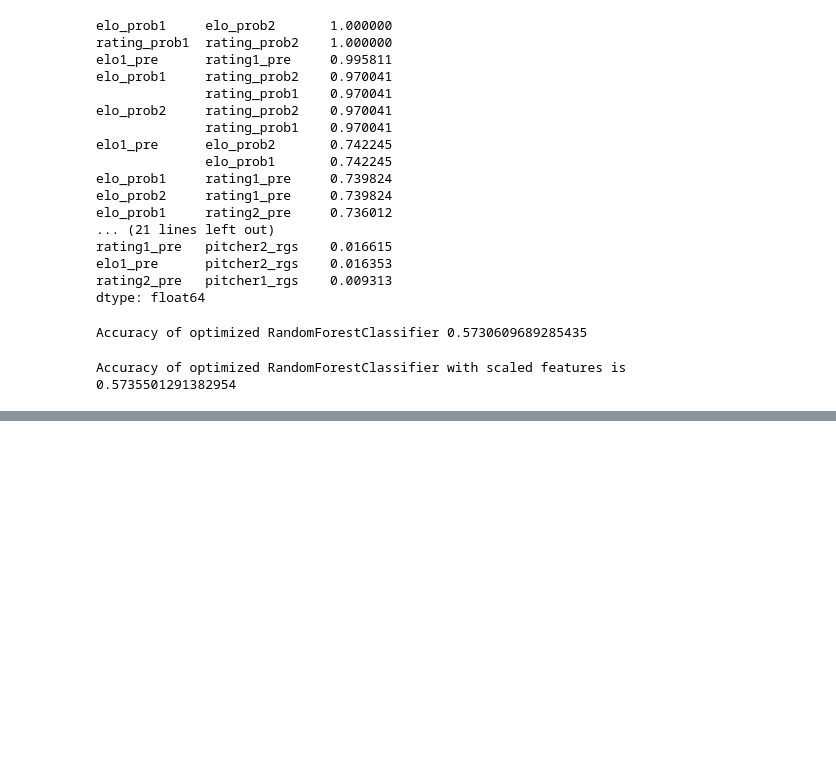
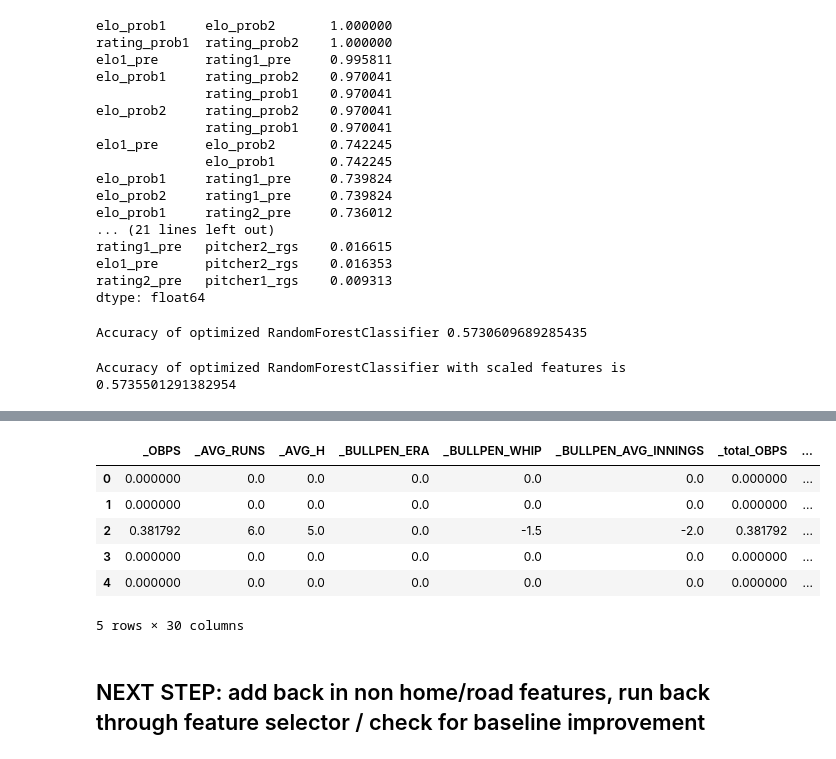
Before and after one commit to asoane34/retrosheet_analysis, a Jupyter notebook: 01classification_win_loss.ipynb, the cells around one changed output, grey strips where cells are left out. Cells and saved outputs as stored; diff of their text form; code cells hidden in the pictures; blank space fills up the shorter version.

```diff
--- a/01classification_win_loss.ipynb
+++ b/01classification_win_loss.ipynb
@@ -306,0 +373,49 @@ The performance is still below that of the baseline LogisticRegression model. NE
+# %%
+#create empty list to store series of stat differences (retrosheet)
+all_series = []
+#col names (retro)
+column_names = []
+
+#iterate through feature series, storing differential in all_series
+#to keep consistency with target variable, it will be (home value - road value), as target is (home_score - road_score)
+for j in range(len(home_team_retro)):
+    home_stat = home_team_retro.iloc[j]
+    #some stat names are formatted differently between home and road, account for those
+    if home_stat.split('_')[-1] != 'AH':
+        stat_category = home_stat.split('home')[1]
+        road_stat = '{}{}'.format('road', stat_category)
+        difference = X[home_stat] - X[road_stat]
+    else:
+        stat_category = home_stat.split('home')[1].split('AH')[0]
+        road_stat = '{}{}{}'.format('road', stat_category, 'OR')
+        difference = X[home_stat] - X[road_stat]
+    all_series.append(difference)
+    column_names.append(stat_category)
+#iterate through elo feature series
+for j in range(len(home_team_elo)):
+    home_stat = home_team_elo.iloc[j]
+    if home_stat.split('1')[1] != '':
+        stat_category = home_stat.split('1')[0] + '{}' + home_stat.split('1')[1]
+    else:
+        stat_category = home_stat.split('1')[0] + '{}'
+    road_stat = stat_category.format('2')
+    difference = X[home_stat] - X[road_stat]
+    stat_category = stat_category.replace('{}', '')
+    all_series.append(difference)
+    column_names.append(stat_category)
+
+#aggregate all series into dataframe
+difference_frame = pd.concat(all_series, axis = 1)
+difference_frame.columns = column_names
+#view dataframe
+difference_frame.head()
+# %% [output]
+|  | _OBPS | _AVG_RUNS | _AVG_H | _BULLPEN_ERA | _BULLPEN_WHIP | _BULLPEN_AVG_INNINGS | _total_OBPS | ... |
+| 0 | 0.000000 | 0.0 | 0.0 | 0.0 | 0.0 | 0.0 | 0.000000 | ... |
+| 1 | 0.000000 | 0.0 | 0.0 | 0.0 | 0.0 | 0.0 | 0.000000 | ... |
+| 2 | 0.381792 | 6.0 | 5.0 | 0.0 | -1.5 | -2.0 | 0.381792 | ... |
+| 3 | 0.000000 | 0.0 | 0.0 | 0.0 | 0.0 | 0.0 | 0.000000 | ... |
+| 4 | 0.000000 | 0.0 | 0.0 | 0.0 | 0.0 | 0.0 | 0.000000 | ... |
+5 rows × 30 columns
+# %% [markdown]
+## NEXT STEP: add back in non home/road features, run back through feature selector / check for baseline improvement
```
Also changed, not shown: parts of 9 cells of this notebook.
